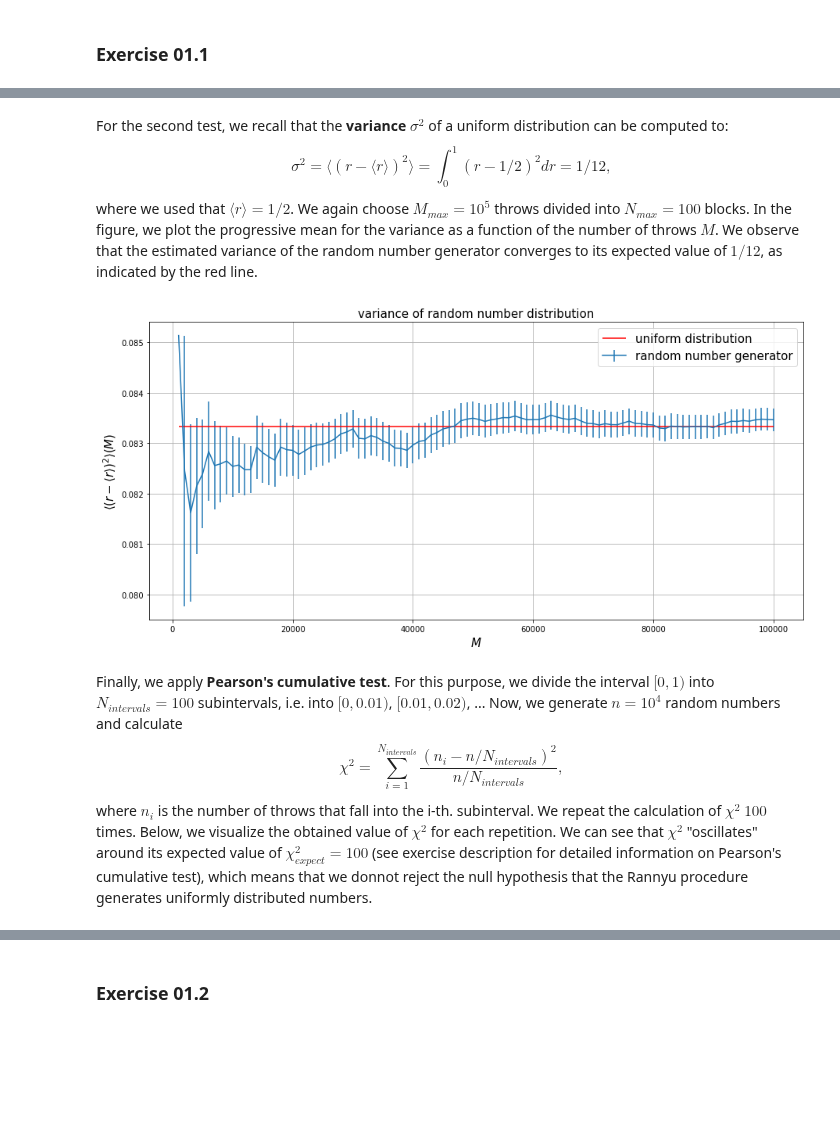
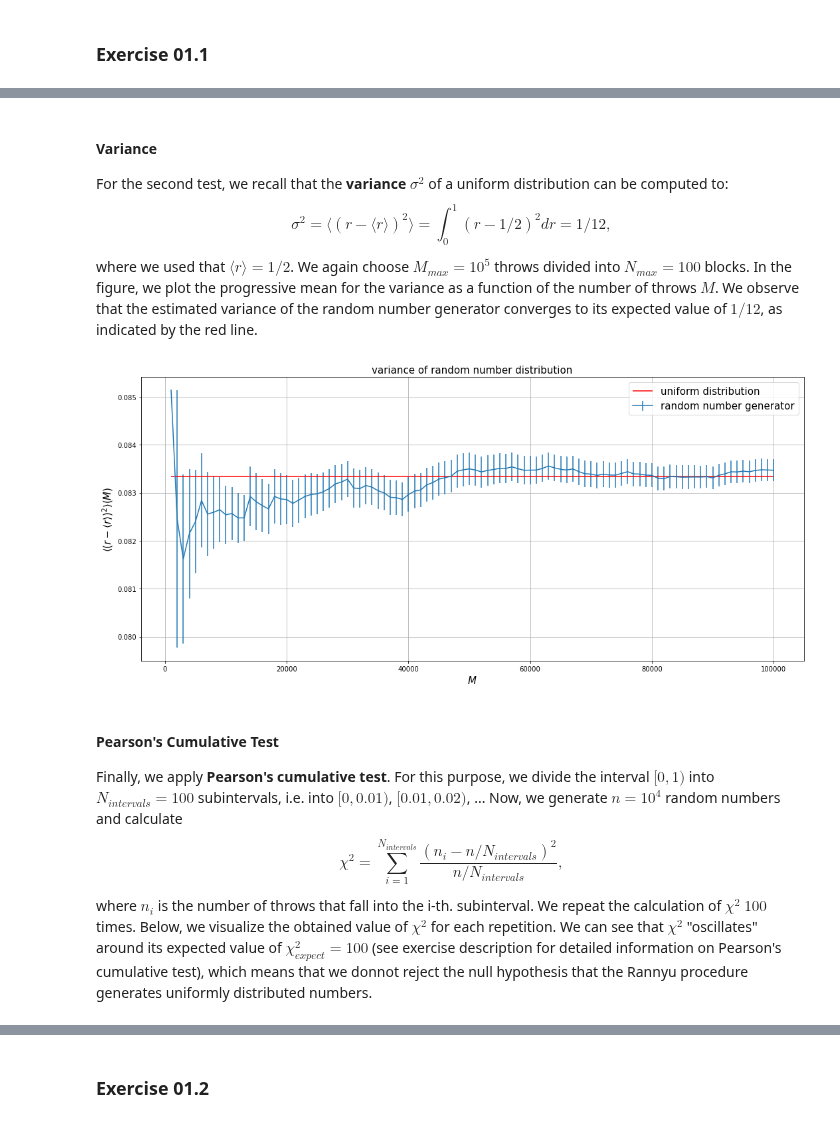
Before and after one commit to lukas-hermans/LSN_exercises, a Jupyter notebook: ex1/LSN_Exercises_01.ipynb, the cells around one changed output, grey strips where cells are left out. Saved outputs shown, nothing was run; the diff lists cells and outputs as text; code cells hidden in the pictures; blank space fills up the shorter version.

```diff
--- a/ex1/LSN_Exercises_01.ipynb
+++ b/ex1/LSN_Exercises_01.ipynb
@@ -39,21 +44,26 @@ plt.show()
 # %% [markdown]
+#### Variance
+
 For the second test, we recall that the **variance** $\sigma^2$ of a uniform distribution can be computed to:
 $$\sigma^2 = \langle (r - \langle r \rangle)^2 \rangle = \int_0^1 (r-1/2)^2 dr = 1/12,$$
 where we used that $\langle r \rangle = 1/2$. We again choose $M_{max}=10^5$ throws divided into $N_{max} = 100$ blocks. In the figure, we plot the progressive mean for the variance as a function of the number of throws $M$. We observe that the estimated variance of the random number generator converges to its expected value of $1/12$, as indicated by the red line.
 # %%
 plt.figure(figsize=(15, 7))
 M, r_var, r_var_error = np.loadtxt("data/r_var_vs_M.txt", delimiter=',', skiprows=1, unpack = 'True')
 plt.errorbar(M, r_var, r_var_error, label='random number generator')
 plt.hlines(1/12, min(M), max(M), color='r', label='uniform distribution')
 plt.xlabel(r"$M$", size=15)
 plt.ylabel(r"$\langle (r - \langle r \rangle)^2 \rangle(M)$", size=15)
 plt.title("variance of random number distribution", size=15)
 plt.legend(fontsize=15)
 plt.grid()
+plt.tight_layout()
 plt.show()
 # %% [output]
-[figure, old version]
+[figure, new version]
 # %% [markdown]
+#### Pearson's Cumulative Test
+
 Finally, we apply **Pearson's cumulative test**. For this purpose, we divide the interval $[0, 1)$ into $N_{intervals} = 100$ subintervals, i.e. into $[0, 0.01)$, $[0.01, 0.02)$, ...
 Now, we generate $n = 10^4$ random numbers and calculate
 $$\chi^2 = \sum_{i=1}^{N_{intervals}} \frac{\left( n_i - n/N_{intervals} \right)^2}{n/N_{intervals}},$$
```
Also changed, not shown: parts of 12 cells of this notebook, 7 other files.
